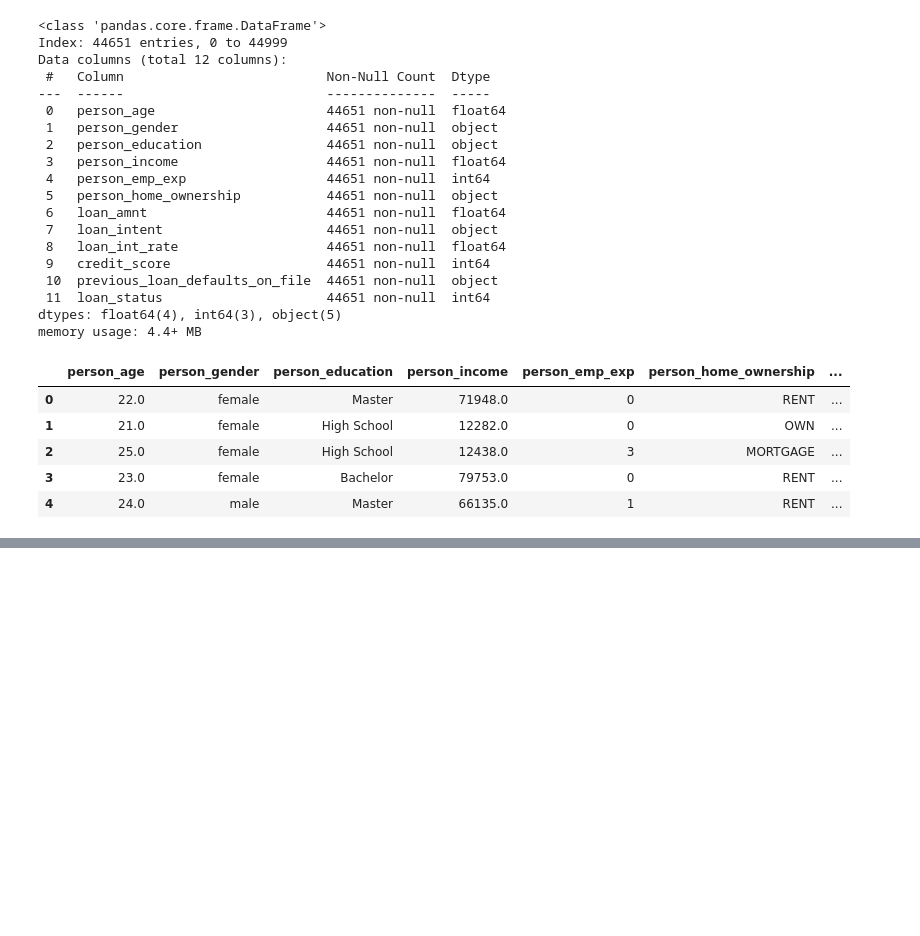
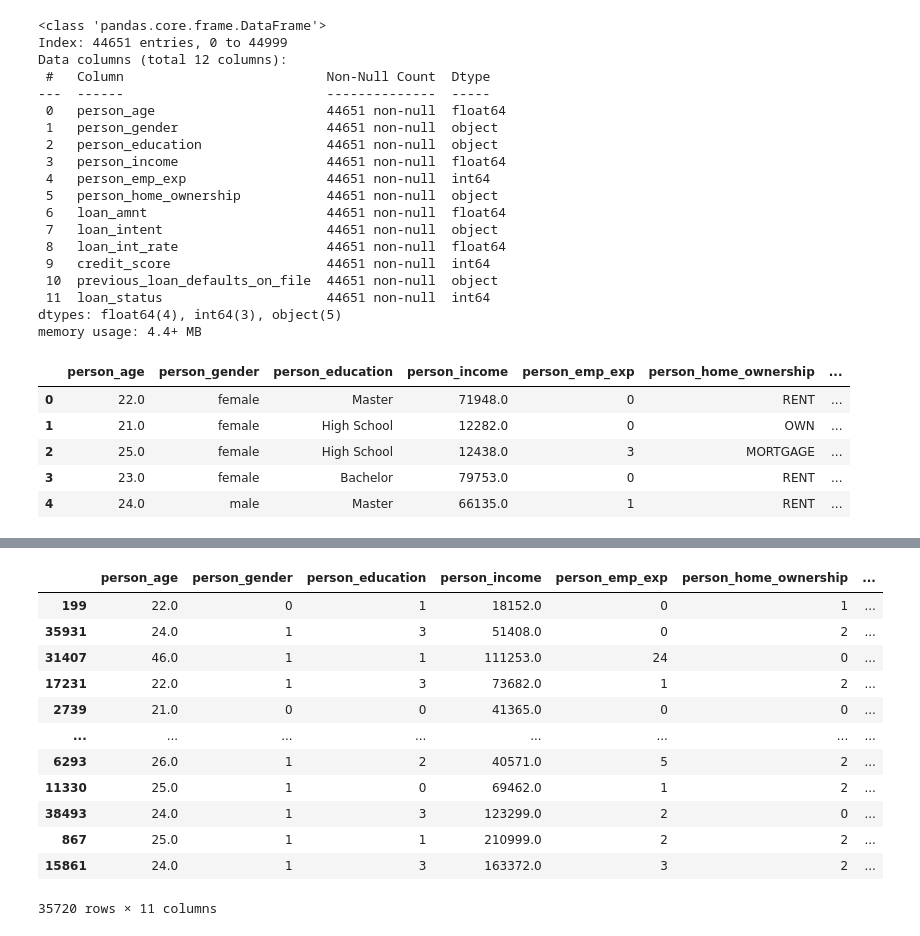
Before and after one commit to DileepSathya/first_end_to_end_ML, a Jupyter notebook: research/deom.ipynb, the cells around one changed output, grey strips where cells are left out. Cells and saved outputs as stored; diff of their text form; code cells hidden in the pictures; blank space fills up the shorter version.

```diff
--- a/research/deom.ipynb
+++ b/research/deom.ipynb
@@ -324,0 +481,16 @@ df.head()
+# %%
+x_train
+# %% [output]
+|  | person_age | person_gender | person_education | person_income | person_emp_exp | person_home_ownership | ... |
+| 199 | 22.0 | 0 | 1 | 18152.0 | 0 | 1 | ... |
+| 35931 | 24.0 | 1 | 3 | 51408.0 | 0 | 2 | ... |
+| 31407 | 46.0 | 1 | 1 | 111253.0 | 24 | 0 | ... |
+| 17231 | 22.0 | 1 | 3 | 73682.0 | 1 | 2 | ... |
+| 2739 | 21.0 | 0 | 0 | 41365.0 | 0 | 0 | ... |
+| ... | ... | ... | ... | ... | ... | ... | ... |
+| 6293 | 26.0 | 1 | 2 | 40571.0 | 5 | 2 | ... |
+| 11330 | 25.0 | 1 | 0 | 69462.0 | 1 | 2 | ... |
+| 38493 | 24.0 | 1 | 3 | 123299.0 | 2 | 0 | ... |
+| 867 | 25.0 | 1 | 1 | 210999.0 | 2 | 2 | ... |
+| 15861 | 24.0 | 1 | 3 | 163372.0 | 3 | 2 | ... |
+35720 rows × 11 columns
```
Also changed, not shown: parts of 25 cells of this notebook, 10 other files.
